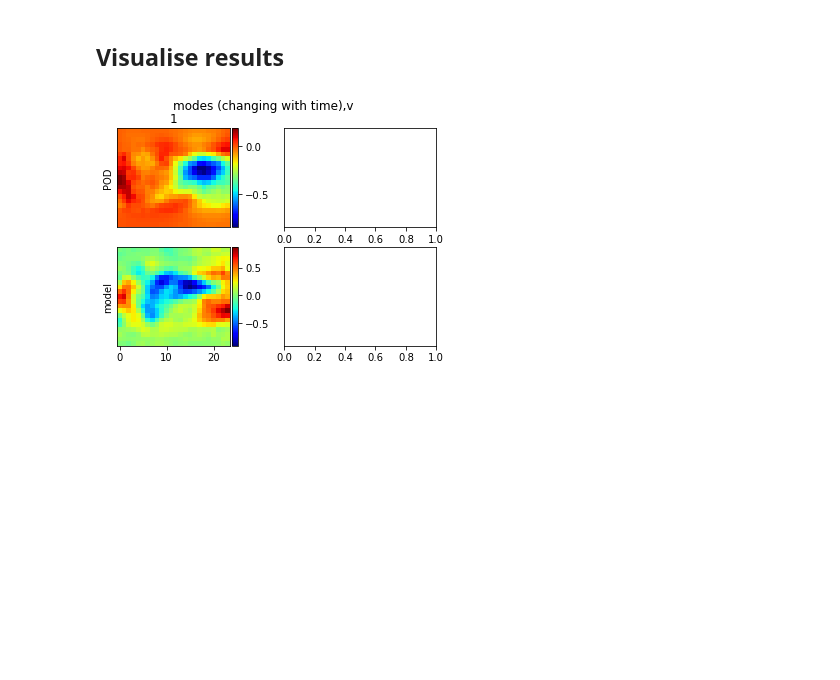
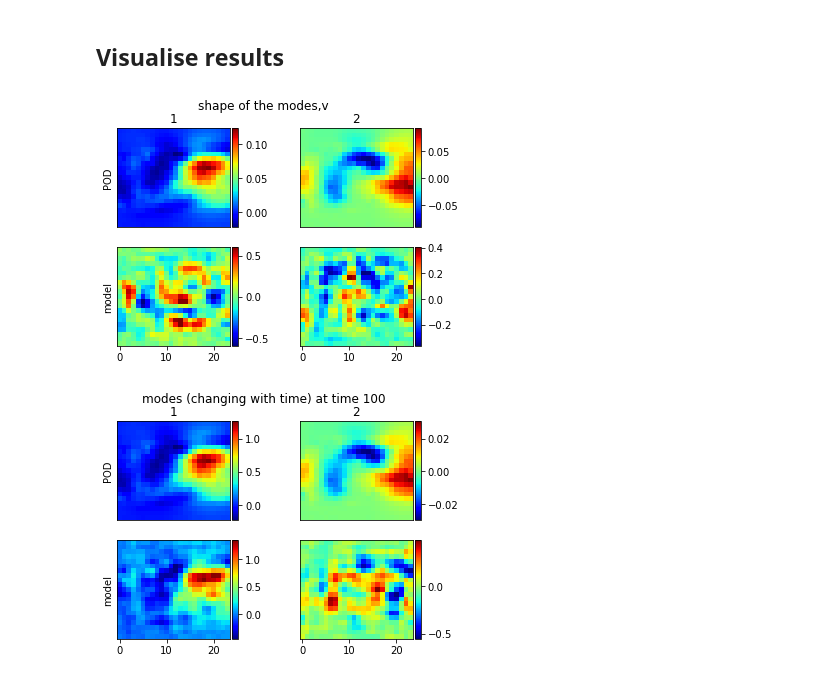
Before and after one commit to MagriLab/MD-CNN-AE, a Jupyter notebook: experiment-frequency.ipynb, the cells around one changed output. Cells and saved outputs as stored; diff of their text form; code cells hidden in the pictures; blank space fills up the shorter version.

Commit message:
added visualisation to frequency experiments

```diff
--- a/experiment-frequency.ipynb
+++ b/experiment-frequency.ipynb
@@ -88,7 +88,7 @@ Nx = [Ny, Nz]
 ## Data
 # %%
 #============================= READ DATA FROM FILE ================================
-hf = h5py.File('./data/training_data_unshuffle_1.h5','r')
+hf = h5py.File('./data/ufluc_shuffle_1632.h5','r')
 u_all = np.array(hf.get('u_all'))
 u_train = np.array(hf.get('u_train'))
 u_val = np.array(hf.get('u_val'))
@@ -99,20 +99,16 @@ u_mean_val = np.array(hf.get('u_mean_val'))
 u_mean_test = np.array(hf.get('u_mean_test'))
 hf.close()
 # %%
-## POD of data
-vy = u_train[0,:,:,:,0] + u_mean_train[:,:,0]
-vy = np.transpose(vy,[1,2,0])
-vz = u_train[0,:,:,:,1] + u_mean_train[:,:,1]
-vz = np.transpose(vz,[1,2,0])
-X = np.vstack((vz,vy))
-
+# POD data
+x = einsum('t y z u -> y z t u',np.squeeze(u_train))
+X = np.vstack((x[:,:,:,0],x[:,:,:,1]))
 pod_data = md.POD(X,method='classic')
-Q_POD_data,lam_data = pod_data.get_modes()
+Q_POD_data,lam_data = pod_data.get_modes
+Q_mean = pod_data.Q_mean
 recons_data = pod_data.reconstruct(latent_dim,shape=[2,Ny,Nz,u_train.shape[1]])
 recons_data = np.transpose(recons_data,[3,1,2,0])
-A_data = pod_data.A
-print(A_data.shape)
 
+A_data = pod_data.get_time_coefficient
 pod_modes_t = []
 for i in range(latent_dim):
     Q_add = pod_data.Phi[:,[i]] @ A_data[:,[i]].T
@@ -196,8 +204,8 @@ hist_train = []
 hist_val = []
 # %%
 # modify input
-A_train_in = A_data[:,[1]]
-A_val_in = A_val[:,[1]]
+A_train_in = A_data[:,:2]
+A_val_in = A_val[:,:2]
 # %%
 plt.figure(figsize=(12,5))
 plt.plot(A_train_in)
@@ -261,48 +266,49 @@ are results calculated through two methods the same? True
 ## Visualise results
 # %%
 # visulise the weights of the decoder
-fig1,ax1 = plt.subplots(2,[latent_dim],sharey='all')
+fig1,ax1 = plt.subplots(2,latent_dim,sharey='all')
 fig1.suptitle('shape of the modes,v')
 ax1[0,0].set_ylabel('POD')
 ax1[1,0].set_ylabel('model')
 for i in range(latent_dim):
     pltV = np.reshape(Q_POD_data[:,i],[2*Ny,Nz])
-    im1 = ax1[0,i].imshow(pltV[Ny:,:],'jet')
+    im1 = ax1[0,i].imshow(pltV[:Ny,:],'jet')
     ax1[0,i].set_title(str(i+1))
     ax1[0,i].set_xticks([])
     ax1[0,i].set_yticks([])
     div = make_axes_locatable(ax1[0,i])
     cax = div.append_axes('right',size='5%',pad='2%')
     plt.colorbar(im1,cax=cax)
 
     im2 = ax1[1,i].imshow(mode_shape[i,0,:,:,0],'jet')
     div = make_axes_locatable(ax1[1,i])
     cax = div.append_axes('right',size='5%',pad='2%')
     plt.colorbar(im2,cax=cax)
 
 # visualise the changing modes
-t = 0
+t = 100
 
-# fig2,ax2 = plt.subplots(2,latent_dim,sharey='all')
-fig2,ax2 = plt.subplots(2,[latent_dim],sharey='all')
-fig2.suptitle('modes (changing with time),v')
+fig2,ax2 = plt.subplots(2,latent_dim,sharey='all')
+# fig2,ax2 = plt.subplots(2,[latent_dim],sharey='all')
+fig2.suptitle(f'modes (changing with time) at time {t}')
 ax2[0,0].set_ylabel('POD')
 ax2[1,0].set_ylabel('model')
 for i in range(latent_dim):
-    pltV_t = pod_modes_t[i,1,:,:,t]
+    pltV_t = pod_modes_t[i,0,:,:,t]
     im1 = ax2[0,i].imshow(pltV_t,'jet')
     ax2[0,i].set_title(str(i+1))
     ax2[0,i].set_xticks([])
     ax2[0,i].set_yticks([])
     div = make_axes_locatable(ax2[0,i])
     cax = div.append_axes('right',size='5%',pad='2%')
     plt.colorbar(im1,cax=cax)
 
     im2 = ax2[1,i].imshow(ae_modes[i,t,:,:,0],'jet')
     div = make_axes_locatable(ax2[1,i])
     cax = div.append_axes('right',size='5%',pad='2%')
     plt.colorbar(im2,cax=cax)
 
 plt.show()
 # %% [output]
-[figure, old version]
+[figure, new version]
+[figure, added]
```
Also changed, not shown: parts of 13 cells of this notebook.
